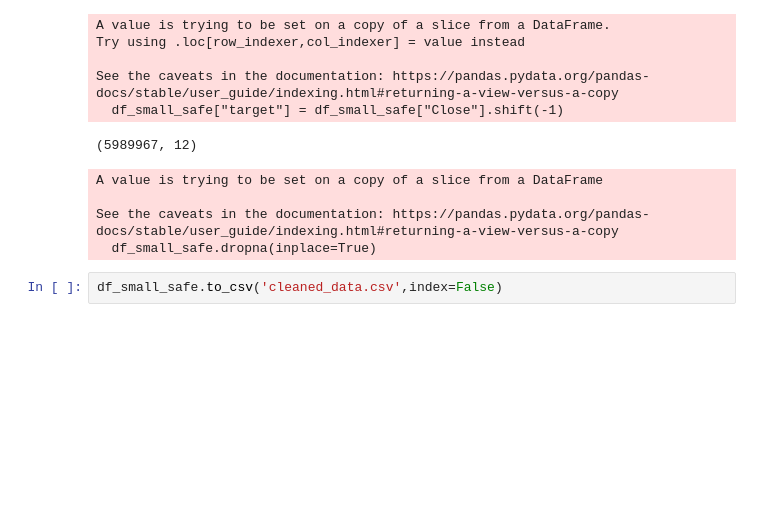
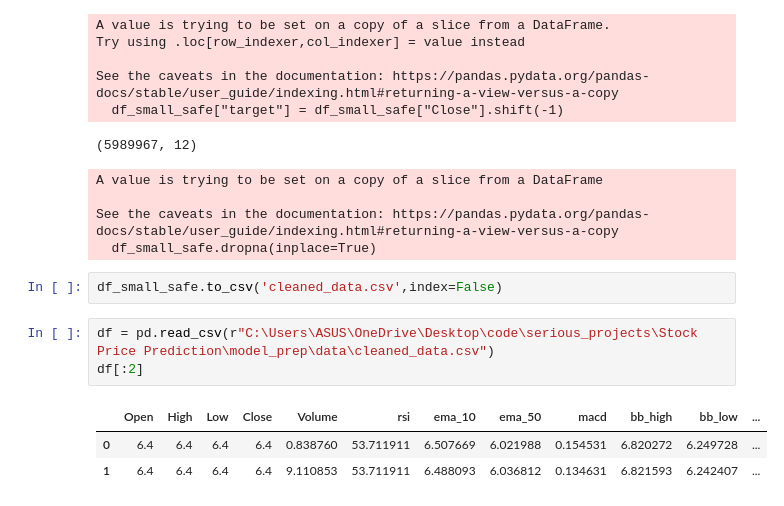
Before and after one commit to Gokul0Krishna/serious_projects, a Jupyter notebook: Stock Price Prediction/model_prep/data/clean.ipynb, the cells around one changed output. Drawn from its saved outputs; the diff is of its cells as text; blank space fills up the shorter version.

```diff
--- a/Stock Price Prediction/model_prep/data/clean.ipynb
+++ b/Stock Price Prediction/model_prep/data/clean.ipynb
@@ -132,3 +132,10 @@ See the caveats in the documentation: https://pandas.pydata.org/pandas-docs/stab
   df_small_safe.dropna(inplace=True)
 # %%
 df_small_safe.to_csv('cleaned_data.csv',index=False)
+# %%
+df = pd.read_csv(r"C:\Users\ASUS\OneDrive\Desktop\code\serious_projects\Stock Price Prediction\model_prep\data\cleaned_data.csv")
+df[:2]
+# %% [output]
+|  | Open | High | Low | Close | Volume | rsi | ema_10 | ema_50 | macd | bb_high | bb_low | ... |
+| 0 | 6.4 | 6.4 | 6.4 | 6.4 | 0.838760 | 53.711911 | 6.507669 | 6.021988 | 0.154531 | 6.820272 | 6.249728 | ... |
+| 1 | 6.4 | 6.4 | 6.4 | 6.4 | 9.110853 | 53.711911 | 6.488093 | 6.036812 | 0.134631 | 6.821593 | 6.242407 | ... |
```
Also changed, not shown: parts of 5 cells of this notebook.
